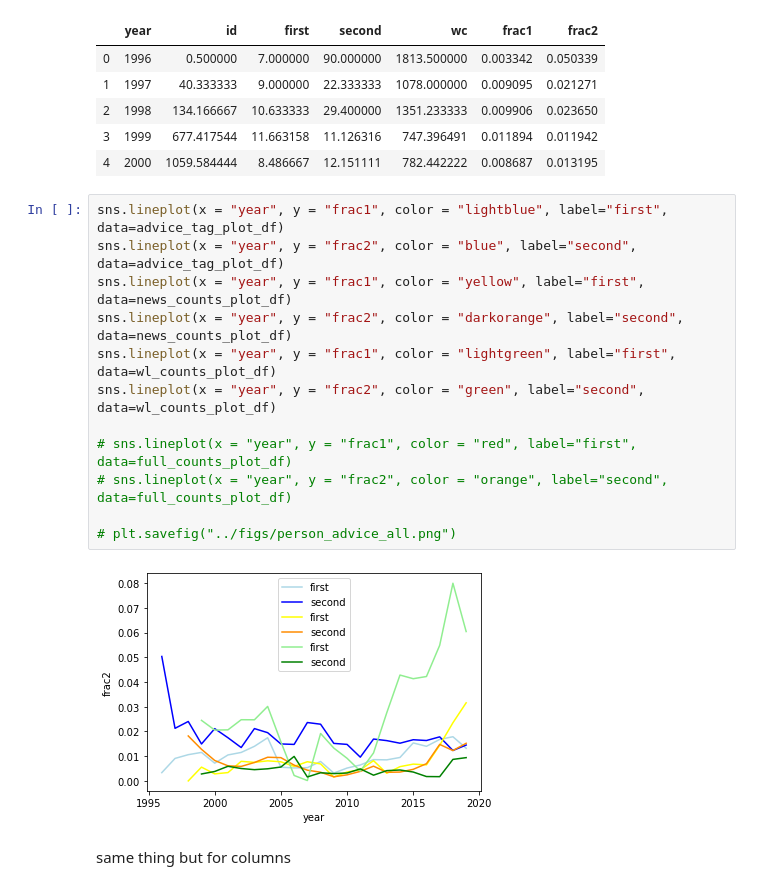
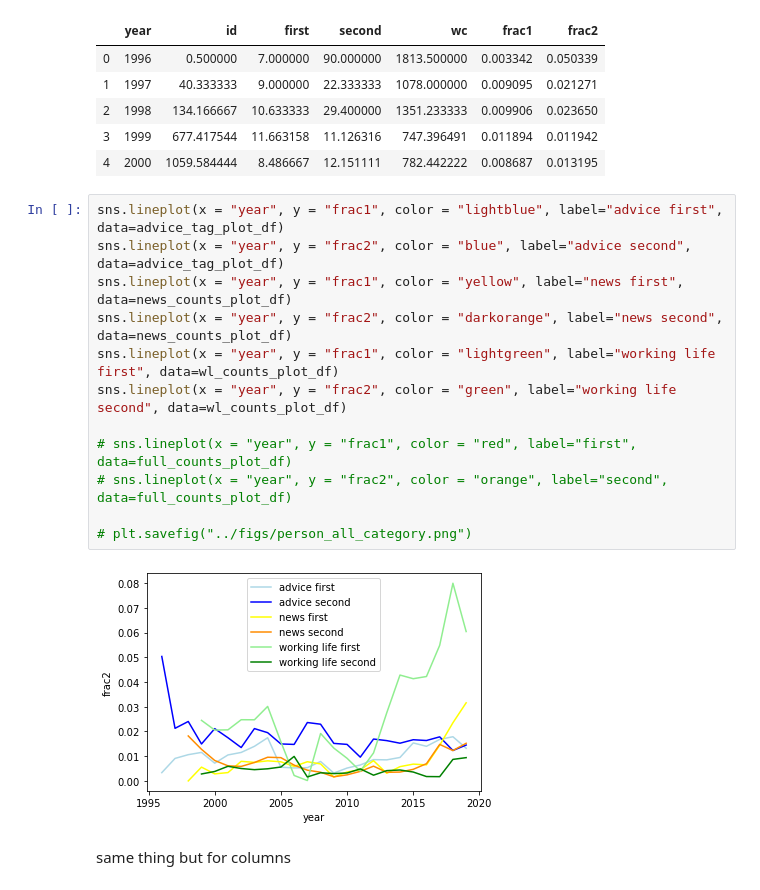
Before and after one commit to crboothb/sciencemag-careers-analysis, a Jupyter notebook: scripts/pronoun_fracs.ipynb, the cells around one changed output. Cells and saved outputs as stored; diff of their text form.

```diff
--- a/scripts/pronoun_fracs.ipynb
+++ b/scripts/pronoun_fracs.ipynb
@@ -175,19 +183,19 @@ counts_plot_df.head()
 | 3 | 1999 | 677.417544 | 11.663158 | 11.126316 | 747.396491 | 0.011894 | 0.011942 |
 | 4 | 2000 | 1059.584444 | 8.486667 | 12.151111 | 782.442222 | 0.008687 | 0.013195 |
 # %%
-sns.lineplot(x = "year", y = "frac1", color = "lightblue", label="first", data=advice_tag_plot_df)
-sns.lineplot(x = "year", y = "frac2", color = "blue", label="second", data=advice_tag_plot_df)
-sns.lineplot(x = "year", y = "frac1", color = "yellow", label="first", data=news_counts_plot_df)
-sns.lineplot(x = "year", y = "frac2", color = "darkorange", label="second", data=news_counts_plot_df)
-sns.lineplot(x = "year", y = "frac1", color = "lightgreen", label="first", data=wl_counts_plot_df)
-sns.lineplot(x = "year", y = "frac2", color = "green", label="second", data=wl_counts_plot_df)
+sns.lineplot(x = "year", y = "frac1", color = "lightblue", label="advice first", data=advice_tag_plot_df)
+sns.lineplot(x = "year", y = "frac2", color = "blue", label="advice second", data=advice_tag_plot_df)
+sns.lineplot(x = "year", y = "frac1", color = "yellow", label="news first", data=news_counts_plot_df)
+sns.lineplot(x = "year", y = "frac2", color = "darkorange", label="news second", data=news_counts_plot_df)
+sns.lineplot(x = "year", y = "frac1", color = "lightgreen", label="working life first", data=wl_counts_plot_df)
+sns.lineplot(x = "year", y = "frac2", color = "green", label="working life second", data=wl_counts_plot_df)
 
 # sns.lineplot(x = "year", y = "frac1", color = "red", label="first", data=full_counts_plot_df)
 # sns.lineplot(x = "year", y = "frac2", color = "orange", label="second", data=full_counts_plot_df)
 
-# plt.savefig("../figs/person_advice_all.png")
+# plt.savefig("../figs/person_all_category.png")
 # %% [output]
-[figure, old version]
+[figure, new version]
 # %% [markdown]
 same thing but for columns
 # %%
```
Also changed, not shown: parts of 4 cells of this notebook.
